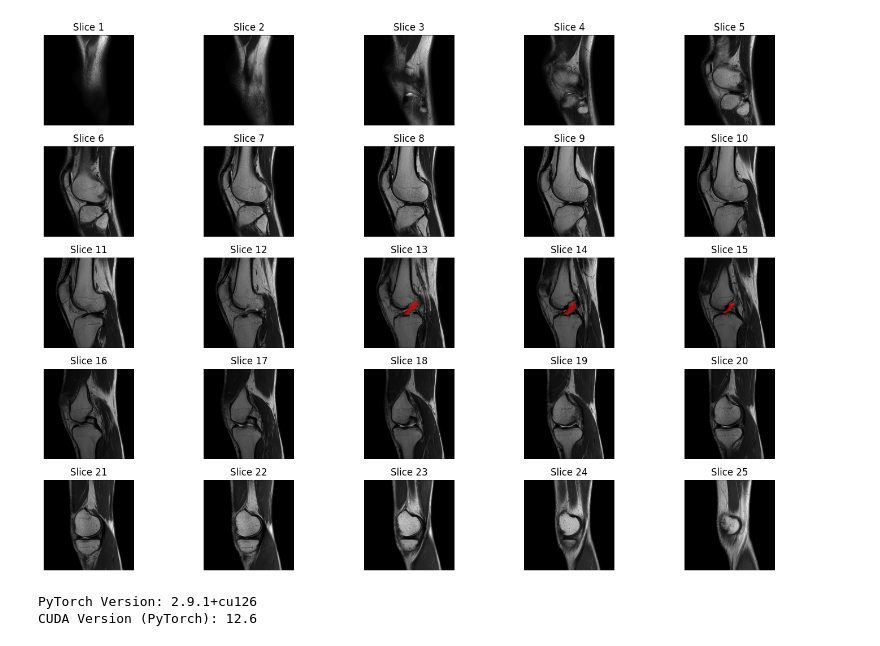
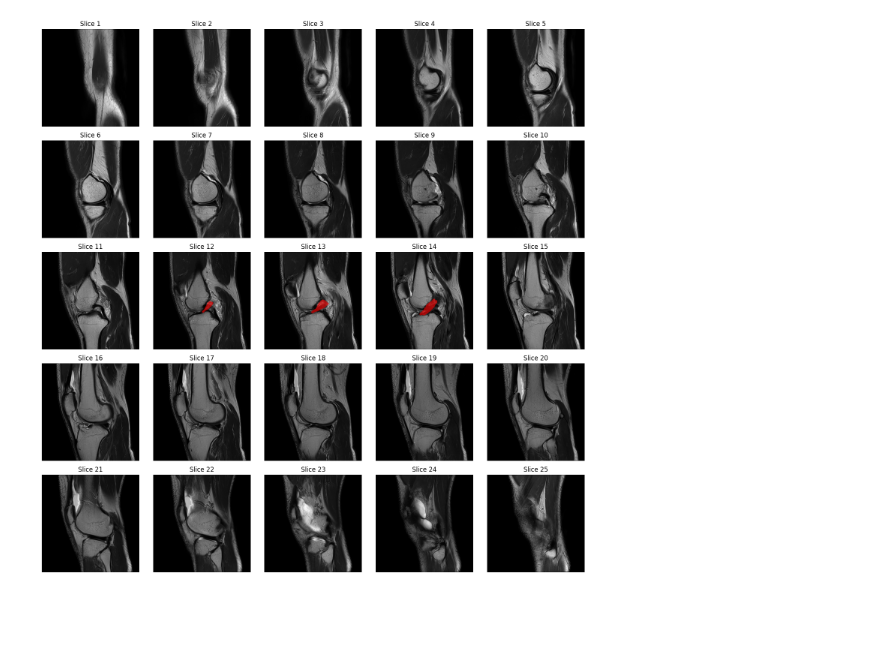
Before and after one commit to DLab1402/my_tool, a Jupyter notebook: data_handling.ipynb, the cells around one changed output. Cells and saved outputs as stored; diff of their text form; code cells hidden in the pictures; blank space fills up the shorter version.

Commit message:
xoa bot data

```diff
--- a/data_handling.ipynb
+++ b/data_handling.ipynb
@@ -1,6 +9,5 @@
 # %%
-import nrrd
-data, header = nrrd.read(r"D:\Project\ACL\Thuan dot 1\NGUYEN TAN TAI (25116149)\15 t2_tse_sag.nrrd")
+data, header = nrrd.read(r"D:\Project\ACL\Thuan dot 1\DANG NGOC THO (19069990)\8 t2_tse_sag.nrrd")
 print(data.shape)
 print(header)
 # %% [output]
@@ -28,5 +33,5 @@ plt.show()
 # %%
-seg_data,seg_header=nrrd.read(r"D:\Project\ACL\Thuan dot 1\NGUYEN TAN TAI (25116149)\Segmentation.seg.nrrd")
+seg_data,seg_header=nrrd.read(r"D:\Project\ACL\Thuan dot 1\DANG NGOC THO (19069990)\Segmentation.seg.nrrd")
 print(seg_data.shape)
 print(seg_header)
 # %% [output]
@@ -37,13 +41,0 @@ OrderedDict([('type', 'unsigned char'), ('dimension', 3), ('space', 'left-poster
-# %%
-num_slices=25
-plt.figure(figsize=(15, 15))
-for i in range(num_slices):
-    plt.subplot(6,6,i+1)
-    slice_image=seg_data[:,:,i]
-    rotated_image = np.rot90(slice_image,k=3)
-    flipped_image = np.fliplr(rotated_image)
-    plt.imshow(flipped_image, cmap='gray')
-    plt.title(f'Slice {i}')
-    plt.axis('off')
-plt.tight_layout()
-plt.show()
@@ -52,40 +42,31 @@ plt.show()
 # %%
-from matplotlib.colors import ListedColormap
-def flip_image(image):
-    rotated_image = np.rot90(image, k=3)
+def flip_image(img):
+    rotated_image = np.rot90(img, k=3)
     flipped_image = np.fliplr(rotated_image)
     return flipped_image
 cmap = ListedColormap([
     (0, 0, 0, 0),       # class 0 → transparent
     (1, 0, 0, 0.6),     # class 1 → red
     (1, 1, 0, 0.6),     # class 2 → green
     (1, 0, 0, 0.6)      # class 3 → yellow
 ])
 n_shows = 25
 cols = 5
 rows = 5
 
-plt.figure(figsize=(15,10))
+plt.figure(figsize=(15,15))
 
 for i in range(n_shows):
     img = data[:,:,i]
     label = seg_data[:,:,i]   # label must be integers 0–3
     flip_img=flip_image(img)
     flip_label=flip_image(label)
     plt.subplot(rows, cols, i + 1)
     plt.title(f"Slice {i+1}")
     plt.imshow(flip_img, cmap="gray")       # clear grayscale
     plt.imshow(flip_label, cmap=cmap)       # crisp segmentation overlay
     plt.axis("off")
-
 plt.tight_layout()
 plt.show()
 # %% [output]
-[figure, old version]
+[figure, new version]
-# %%
-import torch
-print(f"PyTorch Version: {torch.__version__}")
-print(f"CUDA Version (PyTorch): {torch.version.cuda}")
-# %% [output]
-PyTorch Version: 2.9.1+cu126
-CUDA Version (PyTorch): 12.6
```
Also changed, not shown: parts of 9 cells of this notebook, 1 other file.
